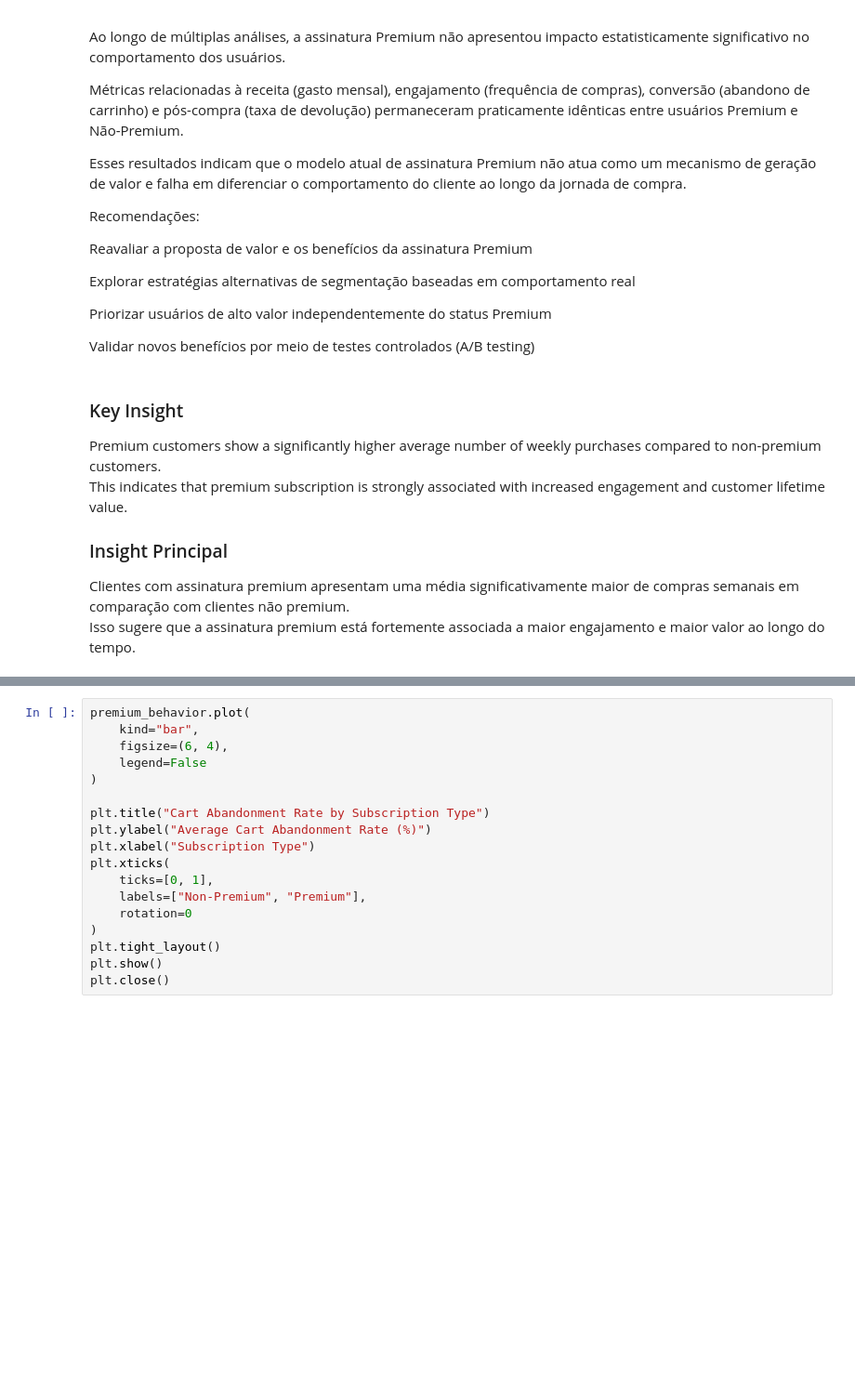
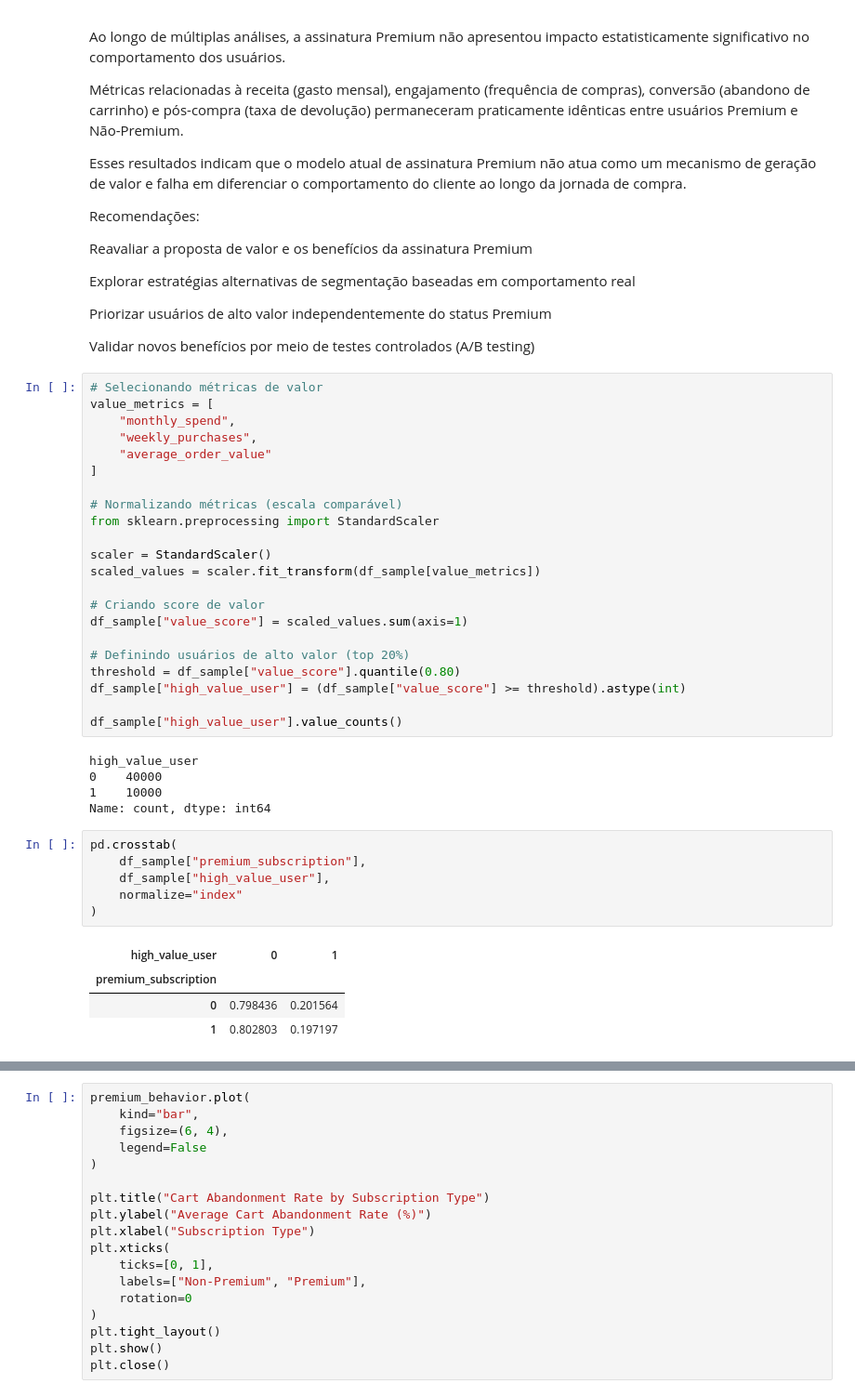
Before and after one commit to jenifercosta9/data-science-portifolio, a Jupyter notebook: 01_customer_churn_analysis/notebooks/01_exploratory_analysis.ipynb, the cells around one changed output, grey strips where cells are left out. Shown at 93% size. Saved outputs shown, nothing was run; the diff lists cells and outputs as text; blank space fills up the shorter version.

Commit message:
Identify high-value users independent of premium subscription

```diff
--- a/01_customer_churn_analysis/notebooks/01_exploratory_analysis.ipynb
+++ b/01_customer_churn_analysis/notebooks/01_exploratory_analysis.ipynb
@@ -594,14 +594,41 @@ Explorar estratégias alternativas de segmentação baseadas em comportamento re
 Priorizar usuários de alto valor independentemente do status Premium
 
 Validar novos benefícios por meio de testes controlados (A/B testing)
-# %% [markdown]
-### Key Insight
-
-Premium customers show a significantly higher average number of weekly purchases compared to non-premium customers.
-This indicates that premium subscription is strongly associated with increased engagement and customer lifetime value.
-
-
-### Insight Principal
-
-Clientes com assinatura premium apresentam uma média significativamente maior de compras semanais em comparação com clientes não premium.
-Isso sugere que a assinatura premium está fortemente associada a maior engajamento e maior valor ao longo do tempo.
+# %%
+# Selecionando métricas de valor
+value_metrics = [
+    "monthly_spend",
+    "weekly_purchases",
+    "average_order_value"
+]
+
+# Normalizando métricas (escala comparável)
+from sklearn.preprocessing import StandardScaler
+
+scaler = StandardScaler()
+scaled_values = scaler.fit_transform(df_sample[value_metrics])
+
+# Criando score de valor
+df_sample["value_score"] = scaled_values.sum(axis=1)
+
+# Definindo usuários de alto valor (top 20%)
+threshold = df_sample["value_score"].quantile(0.80)
+df_sample["high_value_user"] = (df_sample["value_score"] >= threshold).astype(int)
+
+df_sample["high_value_user"].value_counts()
+# %% [output]
+high_value_user
+0    40000
+1    10000
+Name: count, dtype: int64
+# %%
+pd.crosstab(
+    df_sample["premium_subscription"],
+    df_sample["high_value_user"],
+    normalize="index"
+)
+# %% [output]
+| high_value_user | 0 | 1 |
+| premium_subscription |  |  |
+| 0 | 0.798436 | 0.201564 |
+| 1 | 0.802803 | 0.197197 |
```
Also changed, not shown: parts of 2 cells of this notebook.
